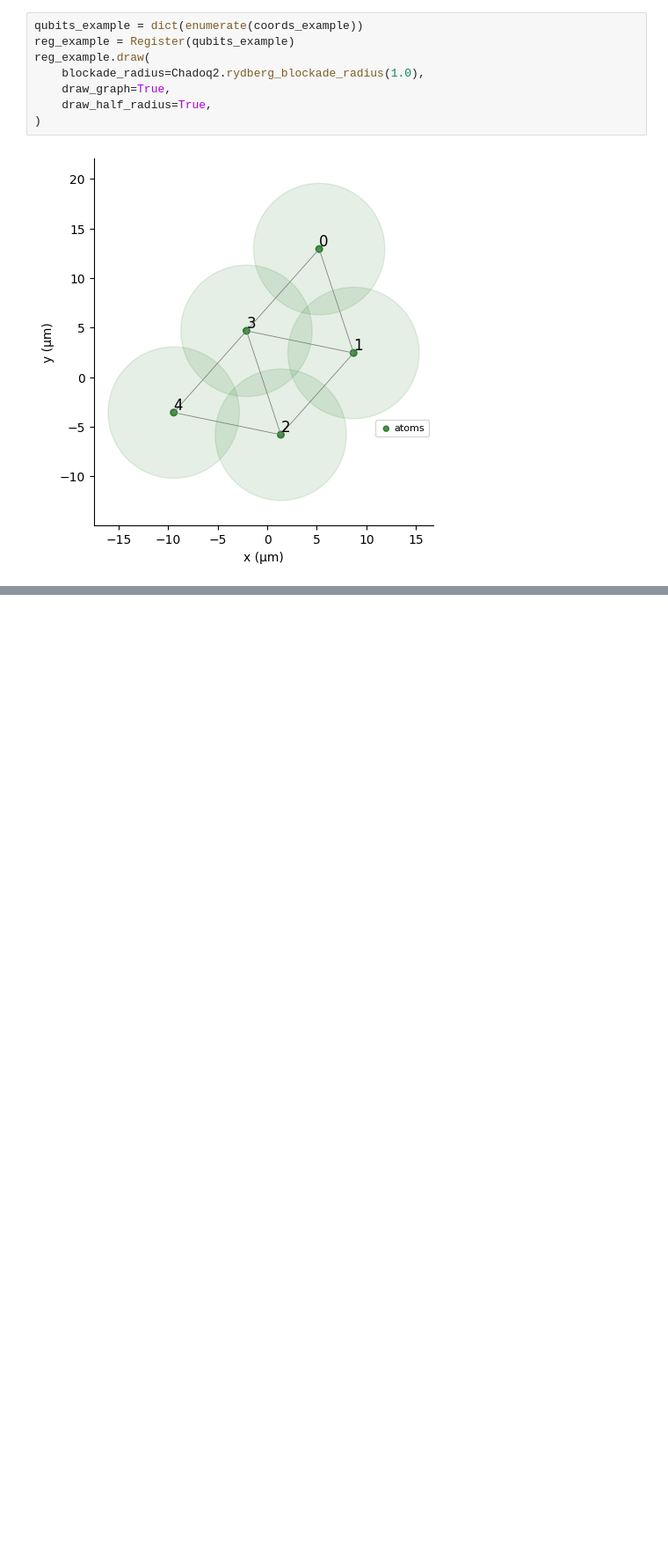
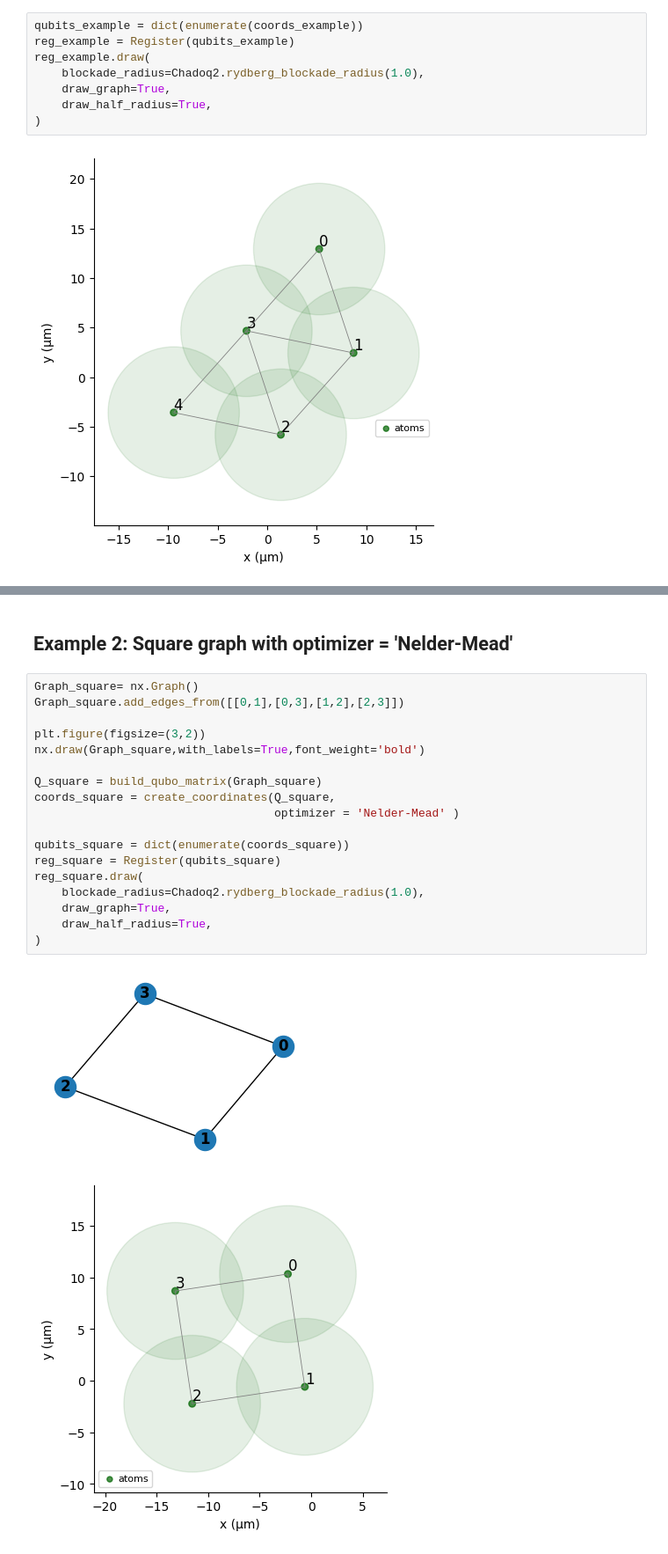
Before and after one commit to victor-onofre/pasqal_project, a Jupyter notebook: encoding_tests.ipynb, the cells around one changed output, grey strips where cells are left out. Shown: that part at 88% size. Cells and saved outputs as stored; diff of their text form; blank space fills up the shorter version.

```diff
--- a/encoding_tests.ipynb
+++ b/encoding_tests.ipynb
@@ -47,0 +85,23 @@ reg_example.draw(
+# %% [markdown]
+## Example 2: Square graph with optimizer = 'Nelder-Mead'
+# %%
+Graph_square= nx.Graph()
+Graph_square.add_edges_from([[0,1],[0,3],[1,2],[2,3]])
+
+plt.figure(figsize=(3,2))
+nx.draw(Graph_square,with_labels=True,font_weight='bold')
+
+Q_square = build_qubo_matrix(Graph_square)
+coords_square = create_coordinates(Q_square,
+                                   optimizer = 'Nelder-Mead' )
+
+qubits_square = dict(enumerate(coords_square))
+reg_square = Register(qubits_square)
+reg_square.draw(
+    blockade_radius=Chadoq2.rydberg_blockade_radius(1.0),
+    draw_graph=True,
+    draw_half_radius=True,
+)
+# %% [output]
+[figure, added]
+[figure, added]
```
Also changed, not shown: parts of 13 cells of this notebook.
